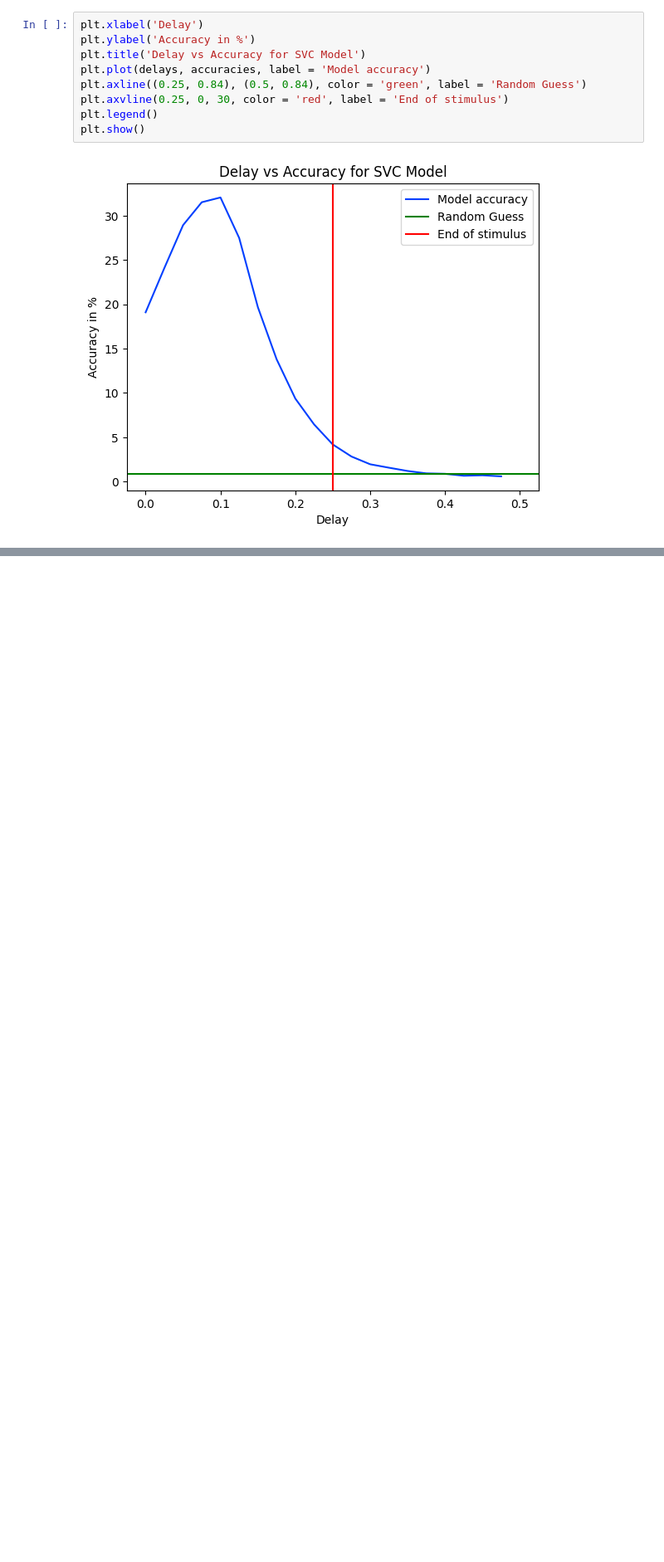
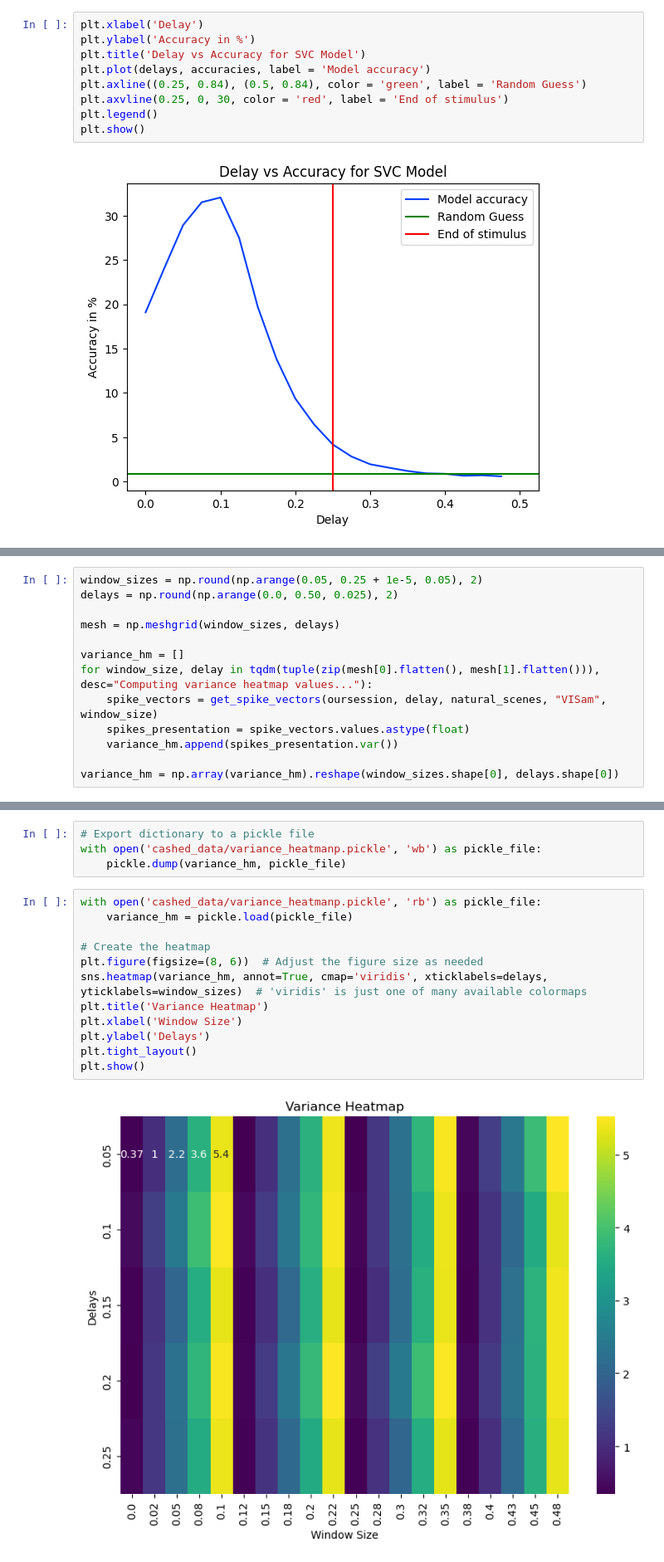
Before and after one commit to daniyarzt/neuromodelling, a Jupyter notebook: notebooks/classification_with_time_delay.ipynb, the cells around one changed output, grey strips where cells are left out. Shown at 83% size. Cells and saved outputs as stored; diff of their text form; blank space fills up the shorter version.

```diff
--- a/notebooks/classification_with_time_delay.ipynb
+++ b/notebooks/classification_with_time_delay.ipynb
@@ -309,0 +426,13 @@ plt.show()
+# %%
+window_sizes = np.round(np.arange(0.05, 0.25 + 1e-5, 0.05), 2)
+delays = np.round(np.arange(0.0, 0.50, 0.025), 2)
+
+mesh = np.meshgrid(window_sizes, delays)
+
+variance_hm = []
+for window_size, delay in tqdm(tuple(zip(mesh[0].flatten(), mesh[1].flatten())), desc="Computing variance heatmap values..."):
+    spike_vectors = get_spike_vectors(oursession, delay, natural_scenes, "VISam", window_size)
+    spikes_presentation = spike_vectors.values.astype(float)
+    variance_hm.append(spikes_presentation.var())
+
+variance_hm = np.array(variance_hm).reshape(window_sizes.shape[0], delays.shape[0])
@@ -309,0 +441,18 @@ plt.show()
+# %%
+# Export dictionary to a pickle file
+with open('cashed_data/variance_heatmanp.pickle', 'wb') as pickle_file:
+    pickle.dump(variance_hm, pickle_file)
+# %%
+with open('cashed_data/variance_heatmanp.pickle', 'rb') as pickle_file:
+    variance_hm = pickle.load(pickle_file)
+
+# Create the heatmap
+plt.figure(figsize=(8, 6))  # Adjust the figure size as needed
+sns.heatmap(variance_hm, annot=True, cmap='viridis', xticklabels=delays, yticklabels=window_sizes)  # 'viridis' is just one of many available colormaps
+plt.title('Variance Heatmap')
+plt.xlabel('Window Size')
+plt.ylabel('Delays')
+plt.tight_layout()
+plt.show()
+# %% [output]
+[figure, added]
```
Also changed, not shown: parts of 21 cells of this notebook, 2 other files.
